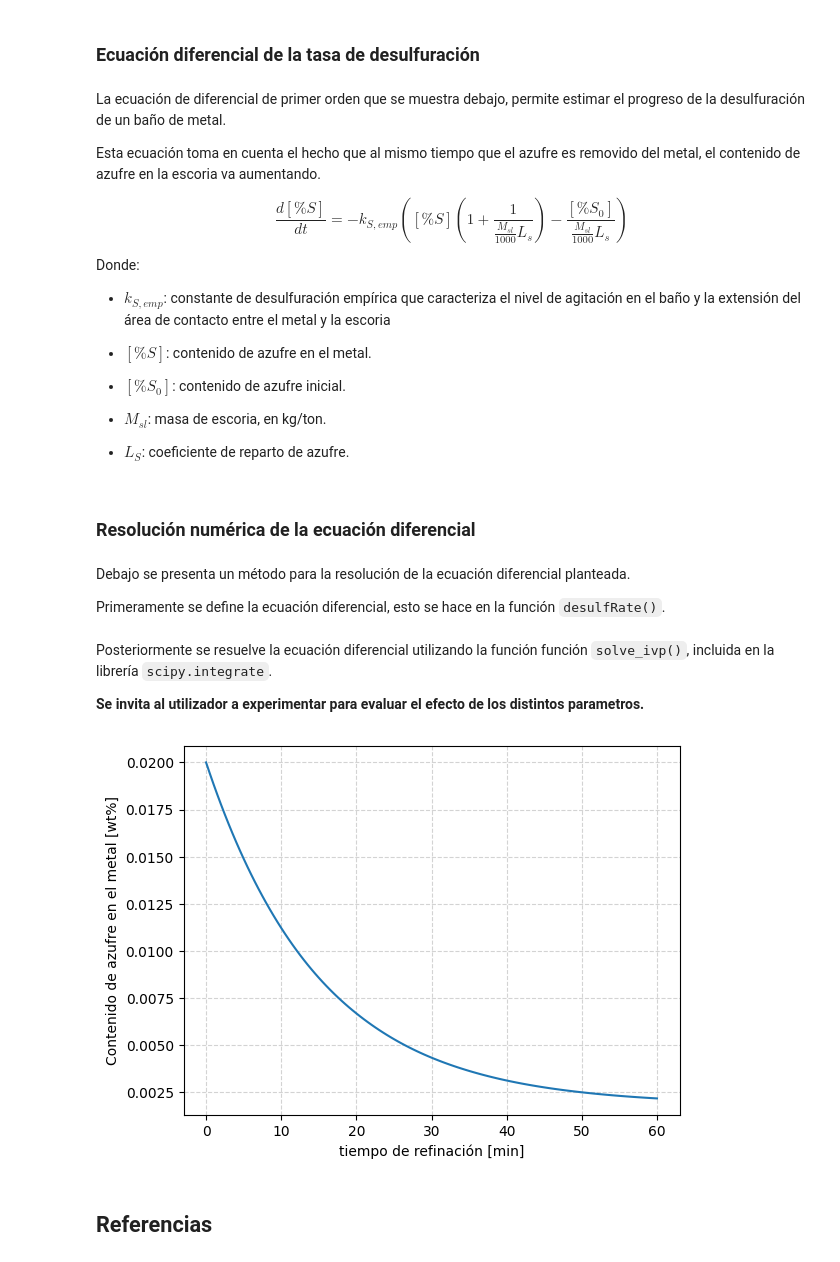
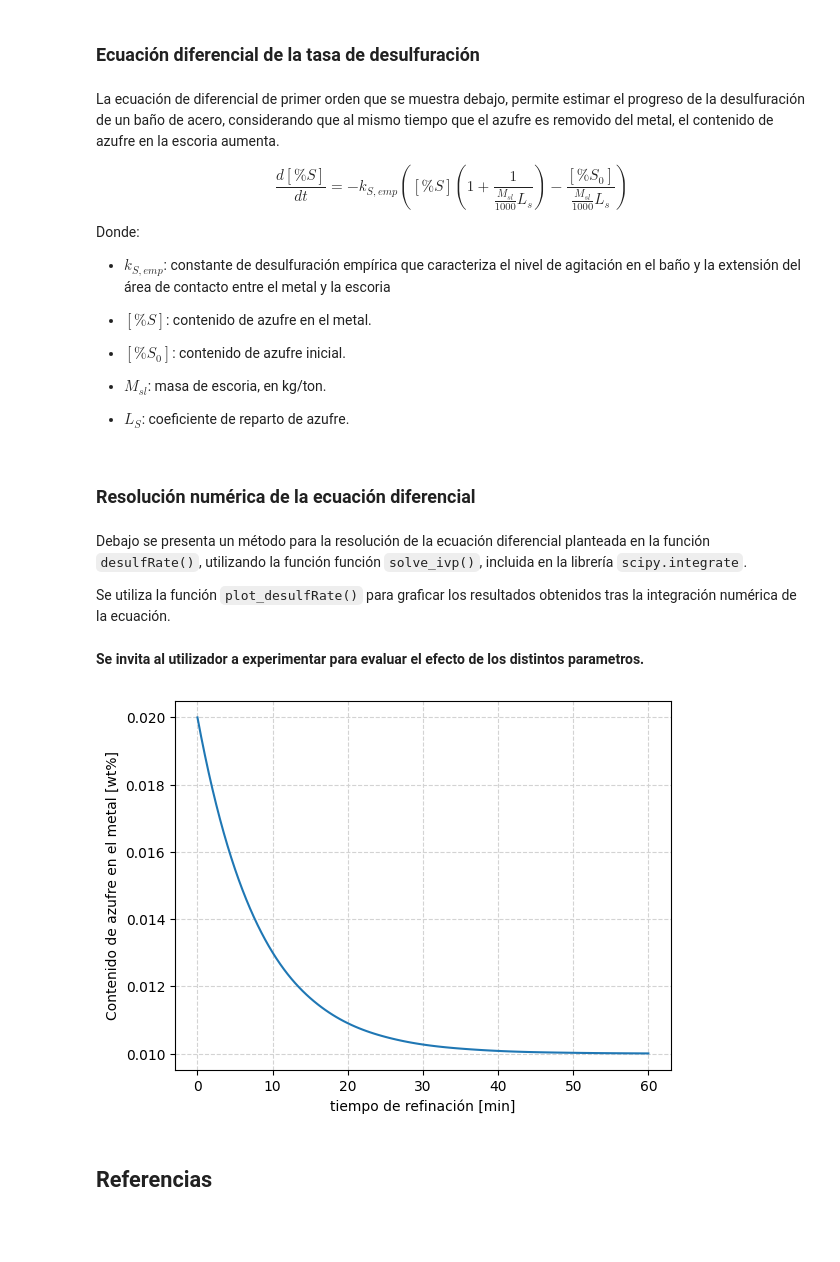
Before and after one commit to eicastroc/steelDeoxDesulf101, a Jupyter notebook: DesulfJNB_es.ipynb, the cells around one changed output. Saved outputs shown, nothing was run; the diff lists cells and outputs as text; code cells hidden in the pictures; blank space fills up the shorter version.

```diff
--- a/DesulfJNB_es.ipynb
+++ b/DesulfJNB_es.ipynb
@@ -362,9 +368,7 @@ El proceso de desulfuración está pilotado por la transferencia de azufre en la
 # %% [markdown]
 ### Ecuación diferencial de la tasa de desulfuración
 # %% [markdown]
-La ecuación de diferencial de primer orden que se muestra debajo, permite estimar el progreso de la desulfuración de un baño de metal.
-
-Esta ecuación toma en cuenta el hecho que al mismo tiempo que el azufre es removido del metal, el contenido de azufre en la escoria va aumentando.
+La ecuación de diferencial de primer orden que se muestra debajo, permite estimar el progreso de la desulfuración de un baño de acero, considerando que al mismo tiempo que el azufre es removido del metal, el contenido de azufre en la escoria aumenta.
 
 
 $$\frac{d[\%S]}{dt} = -k_{S,emp} \left([\%S] \left(1 + \frac{1}{\frac{M_{sl}}{1000} L_s} \right) - \frac{[\%S_0]}{\frac{M_{sl}}{1000} L_s}\right) $$
@@ -384,6 +414,6 @@ Donde:
 # %% [markdown]
 ### Resolución numérica de la ecuación diferencial
 # %% [markdown]
-Debajo se presenta un método para la resolución de la ecuación diferencial planteada.
+Debajo se presenta un método para la resolución de la ecuación diferencial planteada en la función `desulfRate()`, utilizando la función función `solve_ivp()`, incluida en la librería `scipy.integrate`.
 
-Primeramente se define la ecuación diferencial, esto se hace en la función `desulfRate()`.
+Se utiliza la función `plot_desulfRate()` para graficar los resultados obtenidos tras la integración numérica de la ecuación.
@@ -427,28 +431,26 @@ def plot_desulfRate(sol):
 
     ax.grid(ls='--', color='lightgray')
 # %% [markdown]
-Posteriormente se resuelve la ecuación diferencial utilizando la función función `solve_ivp()`, incluida en la librería `scipy.integrate`.
-
 **Se invita al utilizador a experimentar para evaluar el efecto de los distintos parametros.**
 # %%
 # definir tiempos para integración y constantes
 teval = np.linspace(0, 3600, 121)
 ks = 1e-3 # constante de desulfuración, [1/s]
 wS0 = 0.020 #valor inicial de azufre, [wt%]
 Msl = 20 # masa de escoria, kg/ton
-Ls = 500 # coeficiente de reparto
+Ls = 50 # coeficiente de reparto
 
 # entrada para el resolvedor
 tspan = (teval[0], teval[-1])
 c = [ks, wS0, Msl, Ls]
 
 # resolver la ecuacion diferencial
-sol = solve_ivp((lambda t, wS: desulfRate(t, wS, c)), tspan, [wS0], t_eval=teval)
+sol = solve_ivp((lambda t, wS: desulfRate(t, wS, c)), t_span=tspan, y0 = [wS0], t_eval=teval)
 
 # graficar el resultado
 plot_desulfRate(sol)
 # %% [output]
-[figure, old version]
+[figure, new version]
 # %% [markdown]
 ## Referencias
 # %% [markdown]
```
Also changed, not shown: parts of 17 cells of this notebook, 1 other file.
